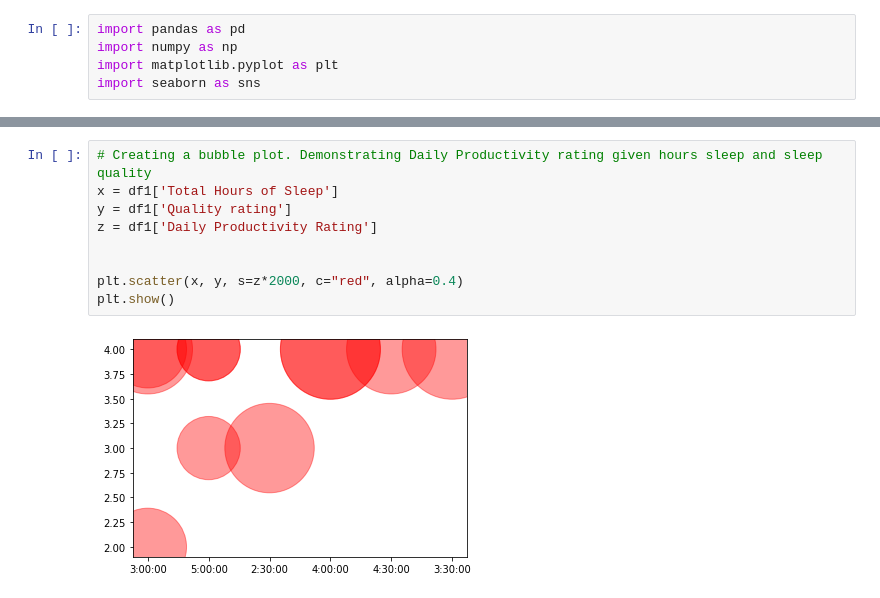
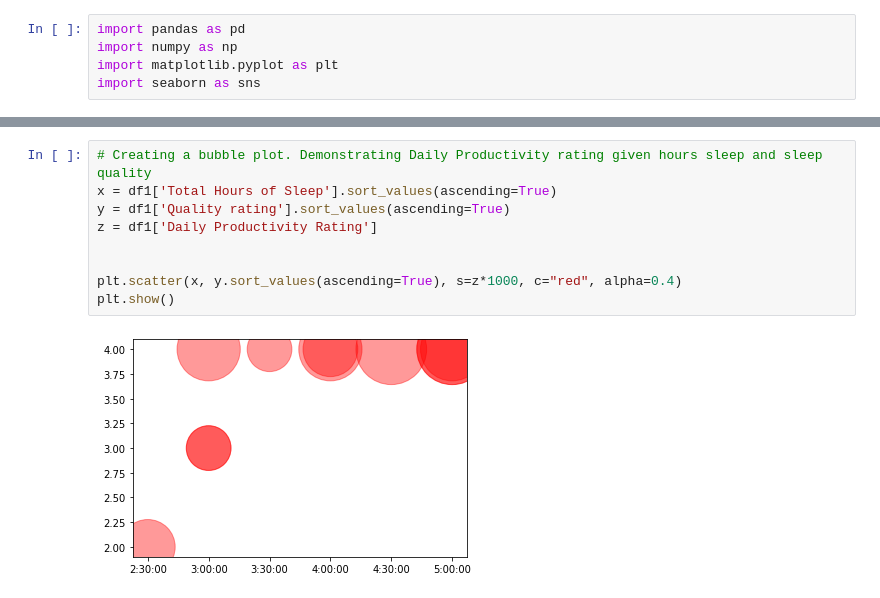
Before and after one commit to AliDzulfiqar/English-402-Data-Viz-Project, a Jupyter notebook: DataVizProject.ipynb, the cells around one changed output, grey strips where cells are left out. Cells and saved outputs as stored; diff of their text form.

```diff
--- a/DataVizProject.ipynb
+++ b/DataVizProject.ipynb
@@ -21,15 +21,15 @@ df1
 | 10 | Wednesday, 12 Apr | 11:30:00 PM | 3:00:00AM | 3:30:00 | 4 | 5 | NaN |
 # %%
 # Creating a bubble plot. Demonstrating Daily Productivity rating given hours sleep and sleep quality
-x = df1['Total Hours of Sleep']
-y = df1['Quality rating']
+x = df1['Total Hours of Sleep'].sort_values(ascending=True)
+y = df1['Quality rating'].sort_values(ascending=True)
 z = df1['Daily Productivity Rating']
 
 
-plt.scatter(x, y, s=z*2000, c="red", alpha=0.4)
+plt.scatter(x, y.sort_values(ascending=True), s=z*1000, c="red", alpha=0.4)
 plt.show()
 # %% [output]
-[figure, old version]
+[figure, new version]
 # %%
 df2 = pd.read_csv('inputs/Sleep Log - Anupriya.csv')
 df2
```
Also changed, not shown: parts of 2 cells of this notebook, 1 other file.
